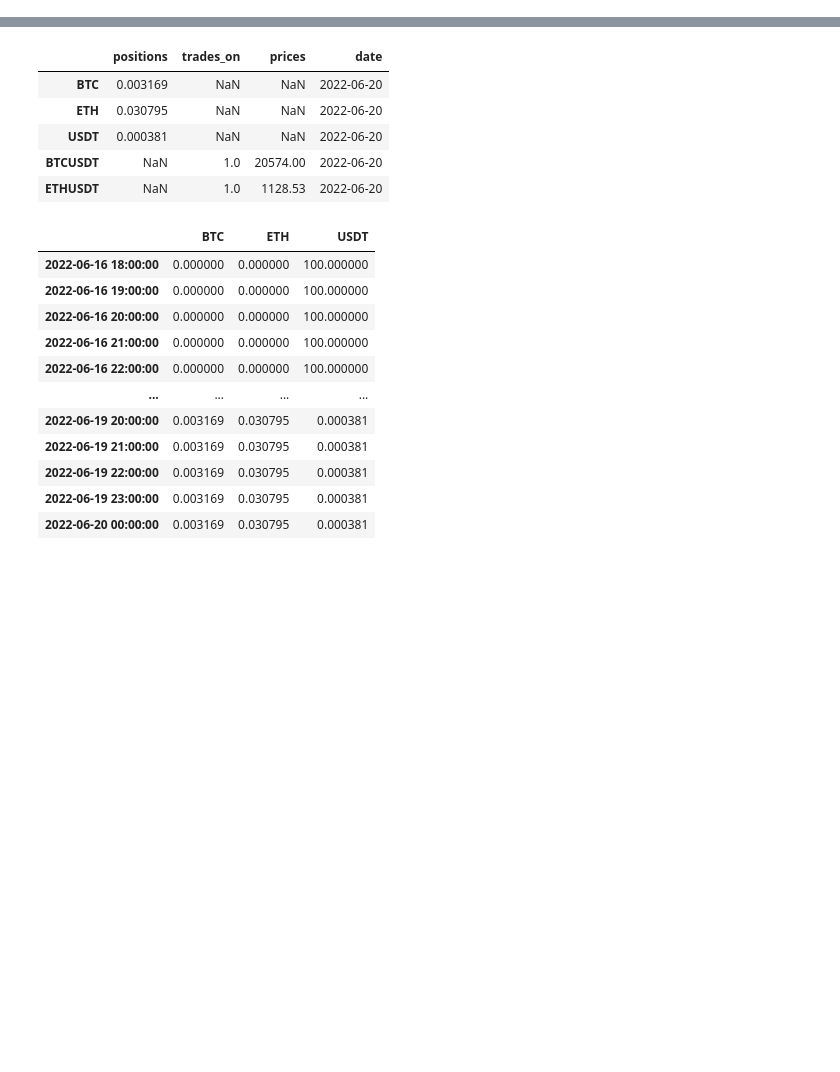
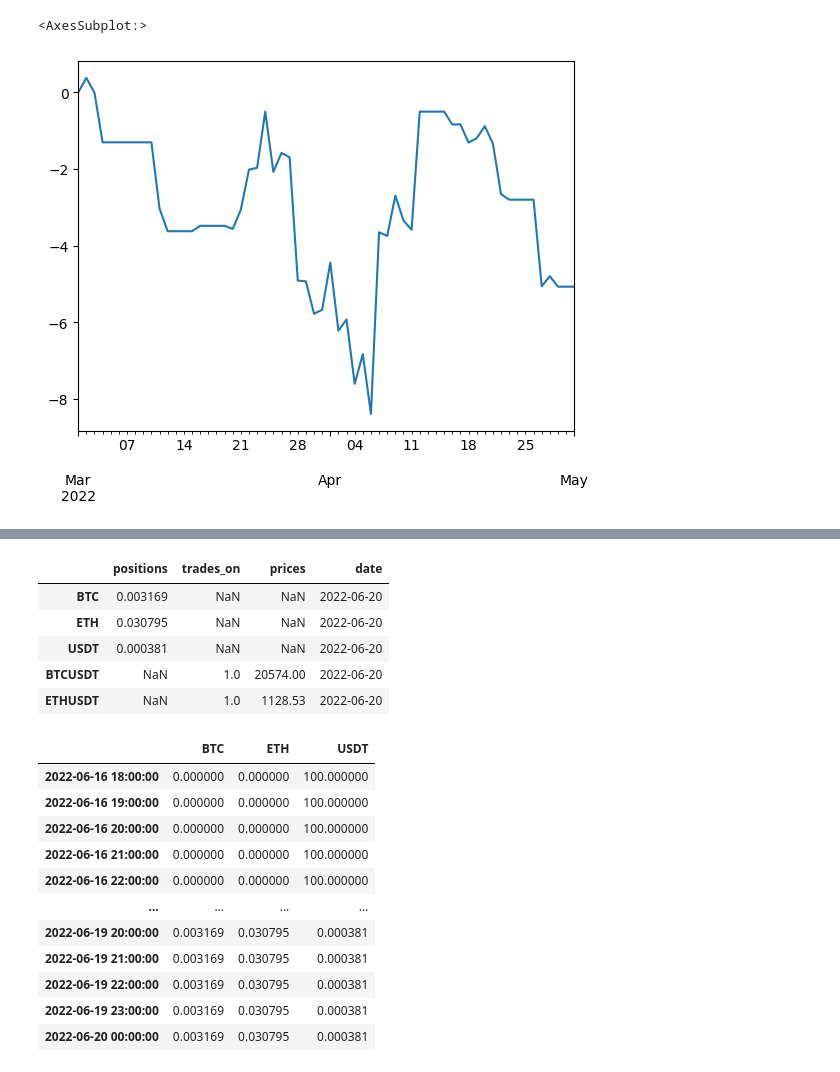
Before and after one commit to phlindg123/Trader, a Jupyter notebook: notebooks/new pnl.ipynb, the cells around one changed output, grey strips where cells are left out. Drawn from its saved outputs; the diff is of its cells as text; code cells hidden in the pictures; blank space fills up the shorter version.

```diff
--- a/notebooks/new pnl.ipynb
+++ b/notebooks/new pnl.ipynb
@@ -51,0 +264,5 @@ def cp_trend(price, window, trade_on=0):
+# %%
+pnl.plot()
+# %% [output]
+<AxesSubplot:>
+[figure, added]
```
Also changed, not shown: parts of 24 cells of this notebook, 4 other files.
